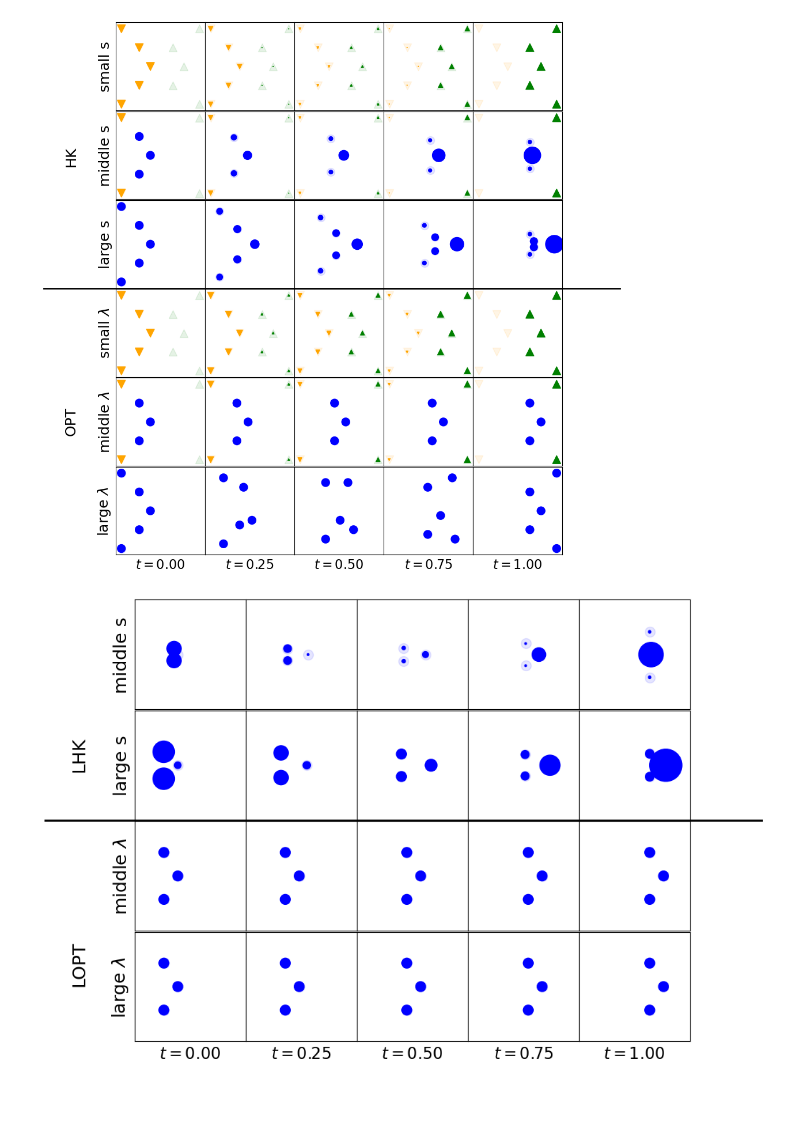
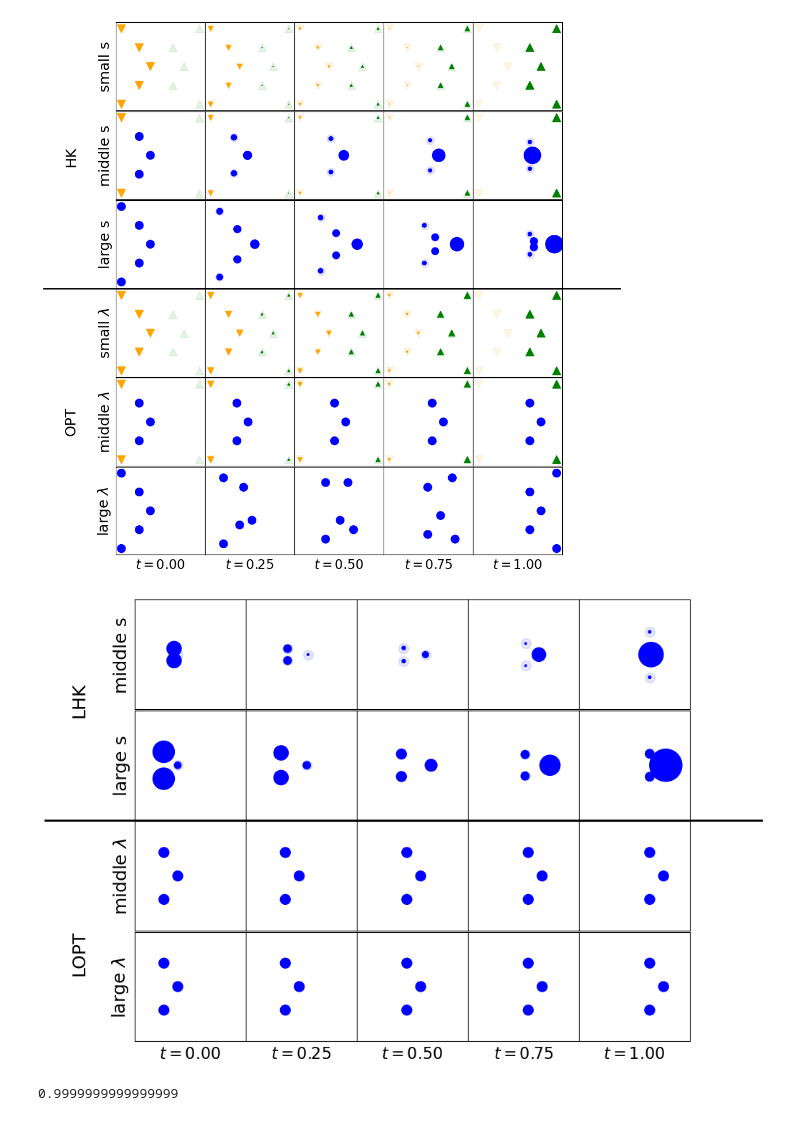
Before and after one commit to yikun-baio/LinearOPT, a Jupyter notebook: HK_interporlation.ipynb, the cells around one changed output. Saved outputs shown, nothing was run; the diff lists cells and outputs as text; code cells hidden in the pictures.

```diff
--- a/HK_interporlation.ipynb
+++ b/HK_interporlation.ipynb
@@ -40,10 +40,9 @@ posNu = np.array([[1],[1.2]])
 nu = np.array([1, 1])
 K=5
 for setup_HKScale,Lambda in zip(setup_HKScale_list,Lambda_list):
-    #setup_HKScale=np.sqrt(Lambda*2)*2/np.pi
-    result['HK-'+str(setup_HKScale)]=[]
-    result['OPT-'+str(Lambda)]=[]
 
+
+    # HK start
     tList=np.linspace(0,1,K)
     fig,ax=plt.subplots(K,2,figsize=(10,10))
     # solve HK
@@ -55,18 +54,18 @@ for setup_HKScale,Lambda in zip(setup_HKScale_list,Lambda_list):
     params["solver_epsStart"]=1E3*setup_HKScale/1.3
     params["solver_epsTarget"]=0.1*setup_HKScale/1.3
 
-
     # solve HK transport
     value,pi=Sinkhorn.SolveHK(mu,posmu,nu,posNu,HKScale=params["setup_HKScale"],
             SinkhornError=params["solver_errorGoal"],
             epsTarget=params["solver_epsTarget"], epsInit=params["solver_epsStart"],
             returnSolver=False
             )
-    pi=np.array([[1,0],[0,1]],dtype=np.float64)
-    pi= sparse.csr_matrix(pi)
+
     # from optimal coupling compute tangent vector data
     u0,u1,x1,muPerp,nuPerp=LinHK.extractMongeData(pi,mu,nu,posNu)
     v0,alpha0=LinHK.HKLog(posmu,u0,x1,u1,params["setup_HKScale"])
+
+    # HK end
 
     # Solve OPT
     u0_opt,p0_opt,M_opt,nuPerp=lopt_embedding(posmu,posNu,mu,nu,Lambda)
@@ -83,17 +82,19 @@ for setup_HKScale,Lambda in zip(setup_HKScale_list,Lambda_list):
             # shoot averaged tangent vector back to a measure
             s='C%d-'%i
             if j==0:
+                # HK start
                 expmu,expT=LinHK.HKExp(mu,posmu,t*v0,t*alpha0,HKScale=params["setup_HKScale"])
                 expT=np.concatenate([expT,posNu[nuPerp>0]])
                 expmu=np.concatenate([expmu,nuPerp[nuPerp>0]*t**2])
-                result['HK-'+str(setup_HKScale)].append((expT,expmu))
+                # HK end
+               # result['HK-'+str(setup_HKScale)].append((expT,expmu))
                 if i==0:
                     ax[i,j].set_title('HK_s='+str(setup_HKScale),fontsize=18)
 
             else:
                 expT=np.concatenate([Xt_list[i],X_d,X_c])
                 expmu=np.concatenate([pt,(1-t)*p_d,t*p_c])
-                result['OPT-'+str(Lambda)].append((expT,expmu))
+                #result['OPT-'+str(Lambda)].append((expT,expmu))
                 if i==0:
                     ax[i,j].set_title('OPT_$\lambda=$'+str(Lambda),fontsize=18)
 
@@ -394,9 +380,7 @@ K=5
 tList=np.linspace(0,1,K)
 fig,ax=plt.subplots(2*K0,K,figsize=(2*K,K0*2*2))
 
-
-
-
+scaling=100
 for (setup_HKScale,key,i) in zip(setup_HKScale_list,key_list,range(K0)):
     # Do HK interporlation
     params={}
@@ -433,7 +417,7 @@ for (setup_HKScale,key,i) in zip(setup_HKScale_list,key_list,range(K0)):
         # shoot averaged tangent vector back to a measure
         v0_t=(1-t)*v0_1+t*v0_2
         alpha0_t=(1-t)*alpha0_1+t*alpha0_2
-        mu_a,X_a=LinHK.HKExp(p0,X0,v0_t,alpha0_t,HKScale=params["setup_HKScale"])
+        mu_a,X_a=LinHK.HKExp(mu0,X0,v0_t,alpha0_t,HKScale=params["setup_HKScale"])
         D=np.sum(v0_t**2,1)>1e-10
         mu_t=mu_a[D]
         mu_d=mu_a[np.invert(D)]
@@ -442,14 +426,14 @@ for (setup_HKScale,key,i) in zip(setup_HKScale_list,key_list,range(K0)):
         #X_c=X2[nuPerp>0]
         #mu_c=nuPerp[nuPerp>0]*t**2
         if mu_t.shape[0]>0:
-            ax[i,j].scatter(X_t[:,0],X_t[:,1],s=mu_t**2*100,color='blue',marker='o')
-            ax[i,j].scatter(X_t[:,0],X_t[:,1],s=1*100,color='blue',marker='o',alpha=0.1)
+            ax[i,j].scatter(X_t[:,0],X_t[:,1],s=mu_t**2*scaling,color='blue',marker='o')
+            ax[i,j].scatter(X_t[:,0],X_t[:,1],s=1*scaling,color='blue',marker='o',alpha=0.1)
         if mu_d.shape[0]>0 and np.sum(mu_d)>0:
-            ax[i,j].scatter(X_d[:,0],X_d[:,1],s=mu_d**2*100,color='orange',marker='v')
-            ax[i,j].scatter(X_d[:,0],X_d[:,1],s=1*100,color='orange',marker='v',alpha=0.1)
+            ax[i,j].scatter(X_d[:,0],X_d[:,1],s=mu_d**2*scaling,color='orange',marker='v')
+            ax[i,j].scatter(X_d[:,0],X_d[:,1],s=1*scaling,color='orange',marker='v',alpha=0.1)
         #if mu_c.shape[0]>0:
-        #    ax[i,j].scatter(X_c[:,0],X_c[:,1],s=mu_c**2*100,color='green',marker='^')
-        #    ax[i,j].scatter(X_c[:,0],X_c[:,1],s=1*100,color='green',marker='^',alpha=0.1)
+        #    ax[i,j].scatter(X_c[:,0],X_c[:,1],s=mu_c**2*scaling,color='green',marker='^')
+        #    ax[i,j].scatter(X_c[:,0],X_c[:,1],s=1*scaling,color='green',marker='^',alpha=0.1)
         ax[i,j].set_xlim([-8,8])
         ax[i,j].set_ylim([-0.7,0.7])
         ax[i,j].tick_params(left = False, right = False , labelleft = False ,labelbottom = False, bottom = False)
@@ -462,39 +446,43 @@ for (setup_HKScale,key,i) in zip(setup_HKScale_list,key_list,range(K0)):
 
 for (Lambda,key,i) in zip(Lambda_list,key_list,range(K0,2*K0)):
     u1_opt,p1_hat,M1,p1_perp=lopt_embedding(X0,X1,mu0,mu1,Lambda)
     u2_opt,p2_hat,M2,p2_perp=lopt_embedding(X0,X2,mu0,mu2,Lambda)
     Xt_list,mu_t,X_d,p_d,X_c,p_c=lopt_interpolation(X0,u1_opt,u2_opt,p1_hat,p2_hat,tList)   # (X0,U1,p0,p1_hat,t_list)
 
     for j,t in enumerate(tList):
         X_t=Xt_list[j]
         mu_d=p_d*(1-t)
         mu_c=p_c*t
         if mu_t.shape[0]>0:
-            ax[i,j].scatter(X_t[:,0],X_t[:,1],s=mu_t**2*100,color='blue',marker='o')
-            ax[i,j].scatter(X_t[:,0],X_t[:,1],s=1*100,color='blue',marker='o',alpha=0.1)
+            ax[i,j].scatter(X_t[:,0],X_t[:,1],s=mu_t**2*scaling,color='blue',marker='o')
+            ax[i,j].scatter(X_t[:,0],X_t[:,1],s=1*scaling,color='blue',marker='o',alpha=0.1)
         if mu_d.shape[0]>0 and np.sum(mu_d)>0:
-            ax[i,j].scatter(X_d[:,0],X_d[:,1],s=mu_d**2*100,color='orange',marker='v')
-            ax[i,j].scatter(X_d[:,0],X_d[:,1],s=1*100,color='orange',marker='v',alpha=0.1)
+            ax[i,j].scatter(X_d[:,0],X_d[:,1],s=mu_d**2*scaling,color='orange',marker='v')
+            ax[i,j].scatter(X_d[:,0],X_d[:,1],s=1*scaling,color='orange',marker='v',alpha=0.1)
         if mu_c.shape[0]>0 and np.sum(mu_c)>0:
-            ax[i,j].scatter(X_c[:,0],X_c[:,1],s=mu_c**2*100,color='green',marker='^')
-            ax[i,j].scatter(X_c[:,0],X_c[:,1],s=1*100,color='green',marker='^',alpha=0.1)
+            ax[i,j].scatter(X_c[:,0],X_c[:,1],s=mu_c**2*scaling,color='green',marker='^')
+            ax[i,j].scatter(X_c[:,0],X_c[:,1],s=1*scaling,color='green',marker='^',alpha=0.1)
 
         ax[i,j].set_xlim([-8,8])
         ax[i,j].set_ylim([-0.7,0.7])
         ax[i,j].tick_params(left = False, right = False , labelleft = False ,labelbottom = False, bottom = False)
         if j==0:
             ax[i,j].set_ylabel(key+' $\lambda$',rotation=90,fontsize=18)
         if i==2*K0-1:
             ax[i,j].set_xlabel(r'$t=%0.2f$'%t,fontsize=16)
-ax[K0-1, 0].text(-0.5, 0.6, "LHK", rotation=90, fontsize=18, va="center", ha="center", transform=ax[K0-1, 0].transAxes)
-ax[K0, 0].text(-0.5,-0.3, "LOPT",rotation=90, fontsize=18, va="center", ha="center", transform=ax[K0, 0].transAxes)
+ax[K0-1, 0].text(-0.5, 1.1, "LHK", rotation=90, fontsize=18, va="center", ha="center", transform=ax[K0-1, 0].transAxes)
+ax[K0, 0].text(-0.5,-0.2, "LOPT",rotation=90, fontsize=18, va="center", ha="center", transform=ax[K0, 0].transAxes)
 
 fig.add_artist(plt.Line2D((0, 1), (0.495,0.495), color='black', linewidth=2, transform=fig.transFigure))
 plt.subplots_adjust(wspace=0, hspace=0.01)
 plt.savefig('experiment/Rebuttal/triangle.LHK_LOPT_v2.png',bbox_inches='tight')
 
 plt.show()
 
 #torch.save(result,'experiment/Fig1/result_2d.pt')
 # %% [output]
-[figure, old version]
+[figure, new version]
+# %%
+pi_list[2].sum()
+# %% [output]
+0.9999999999999999
```
Also changed, not shown: parts of 11 cells of this notebook, 19 other files.
